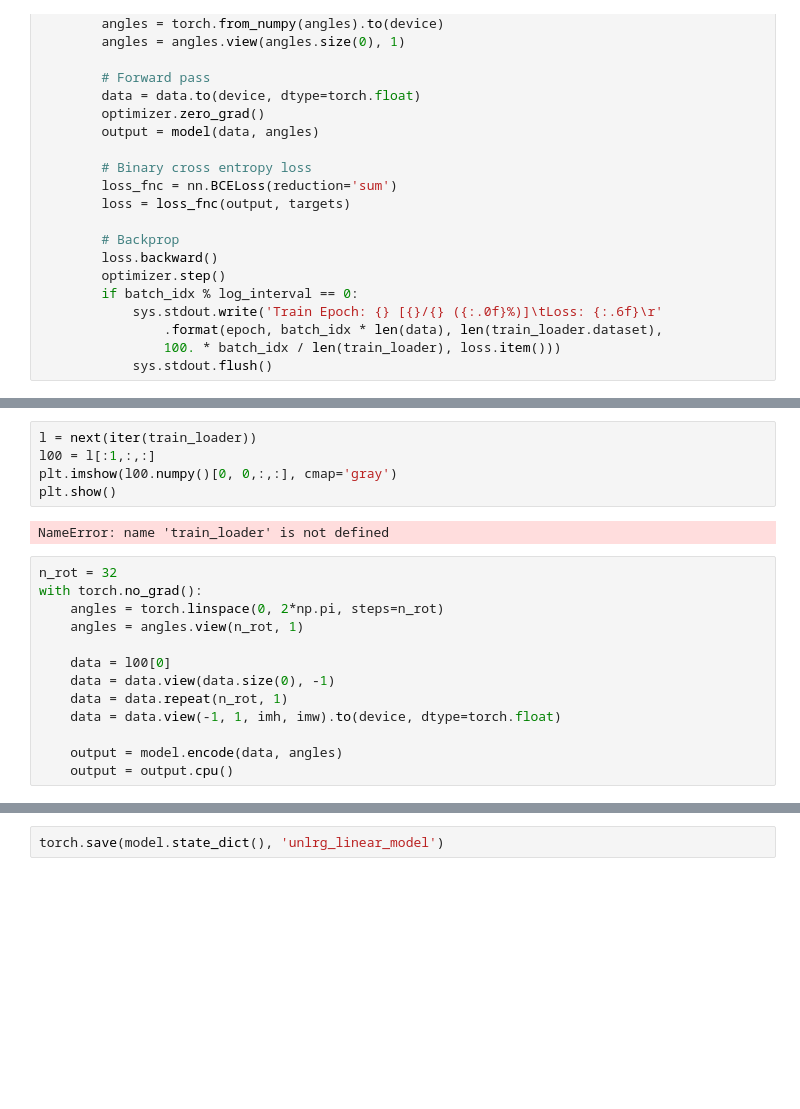
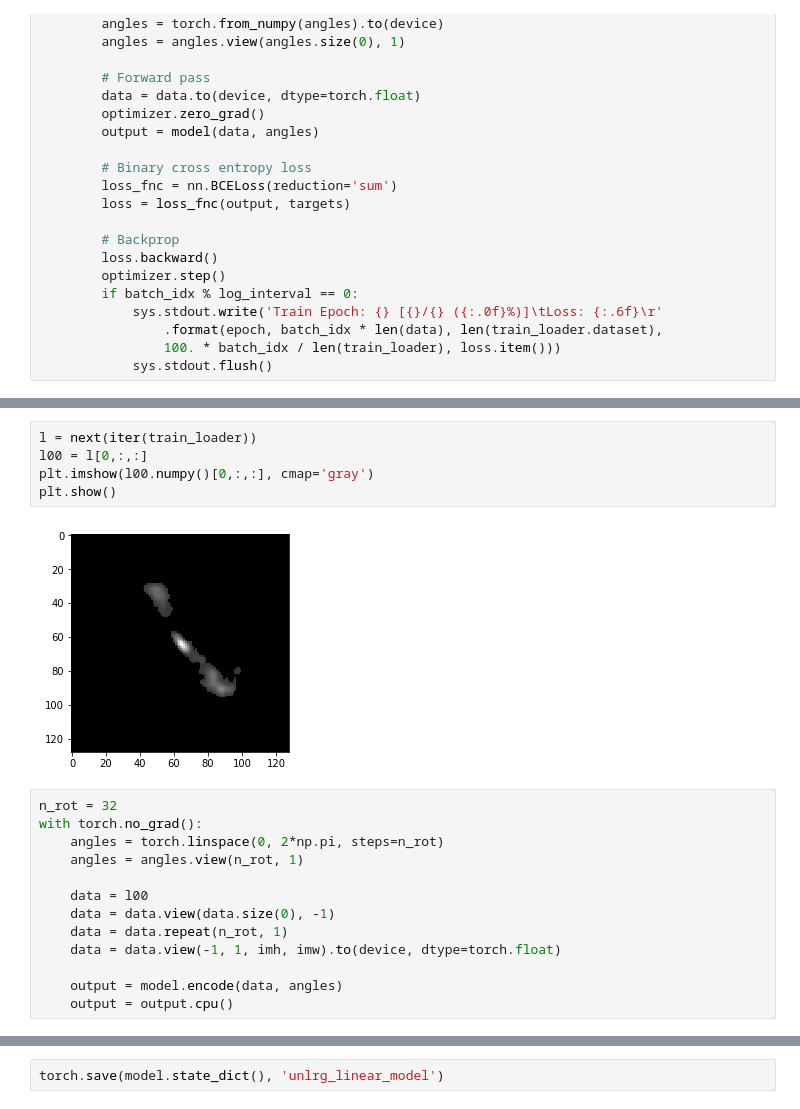
Before and after one commit to nottu/interpretable_autoencoder, a Jupyter notebook: LRG_Conv_test.ipynb, the cells around one changed output, grey strips where cells are left out. Saved outputs shown, nothing was run; the diff lists cells and outputs as text; blank space fills up the shorter version.

```diff
--- a/LRG_Conv_test.ipynb
+++ b/LRG_Conv_test.ipynb
@@ -195,17 +195,17 @@ Wall time: 57 ms
 # %%
 l = next(iter(train_loader))
-l00 = l[:1,:,:]
-plt.imshow(l00.numpy()[0, 0,:,:], cmap='gray')
+l00 = l[0,:,:]
+plt.imshow(l00.numpy()[0,:,:], cmap='gray')
 plt.show()
 # %% [output]
-NameError: name 'train_loader' is not defined
+[figure, added]
 # %%
 n_rot = 32
 with torch.no_grad():
     angles = torch.linspace(0, 2*np.pi, steps=n_rot)
     angles = angles.view(n_rot, 1)
 
-    data = l00[0]
+    data = l00
     data = data.view(data.size(0), -1)
     data = data.repeat(n_rot, 1)
     data = data.view(-1, 1, imh, imw).to(device, dtype=torch.float)
```
Also changed, not shown: parts of 28 cells of this notebook.
